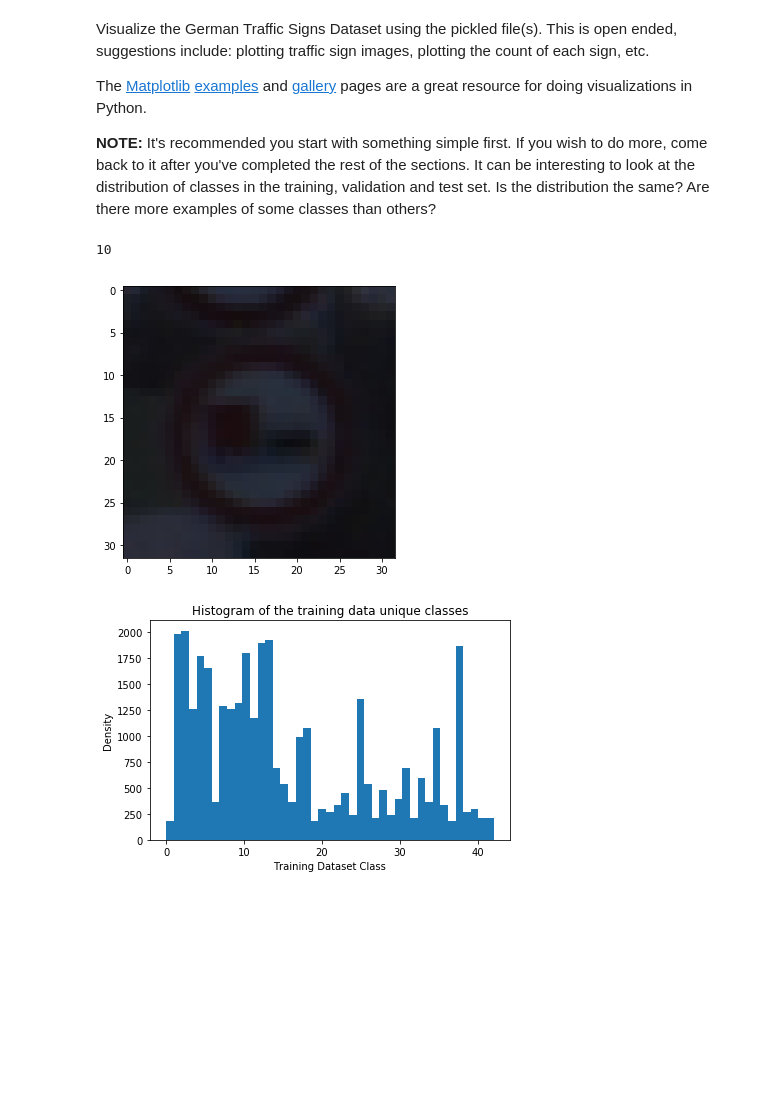
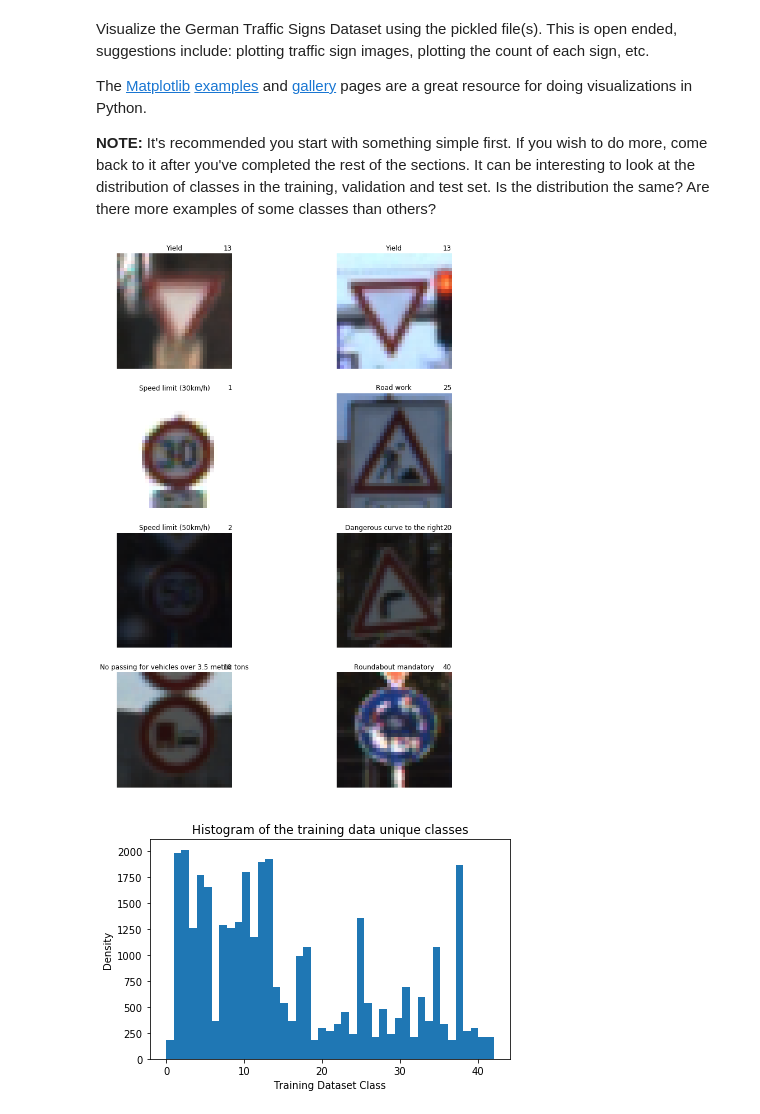
Before and after one commit to CHUCK-P/Traffic_Sign_Classifier, a Jupyter notebook: Traffic_Sign_Classifier.ipynb, the cells around one changed output. Saved outputs shown, nothing was run; the diff lists cells and outputs as text; code cells hidden in the pictures; blank space fills up the shorter version.

```diff
--- a/Traffic_Sign_Classifier.ipynb
+++ b/Traffic_Sign_Classifier.ipynb
@@ -97,21 +98,55 @@ Visualize the German Traffic Signs Dataset using the pickled file(s). This is op
 The [Matplotlib](http://matplotlib.org/) [examples](http://matplotlib.org/examples/index.html) and [gallery](http://matplotlib.org/gallery.html) pages are a great resource for doing visualizations in Python.
 
 **NOTE:** It's recommended you start with something simple first. If you wish to do more, come back to it after you've completed the rest of the sections. It can be interesting to look at the distribution of classes in the training, validation and test set. Is the distribution the same? Are there more examples of some classes than others?
-# %%
-### Data exploration visualization code goes here.
-### Feel free to use as many code cells as needed.
-import random
-import matplotlib.pyplot as plt
-# Visualizations will be shown in the notebook.
-%matplotlib inline
-
-index = random.randint(0, len(X_train))
-image = X_train[index].squeeze()
-
-plt.figure(figsize=(5,5))
-plt.imshow(image)
-print(y_train[index])
-# %% [output]
-10
-[figure, removed]
+# %%
+### Data exploration visualization code
+### Visualizing the image data with the corresponding labels and classIDs
+import random
+import matplotlib.pyplot as plt
+# Visualizations will be shown in the notebook.
+%matplotlib inline
+
+# Be able to import the csv lookup table data
+import csv
+
+def plot_figures(figures, nrows = 1, ncols=1, labels=None, classID=None):
+    fig, axs = plt.subplots(ncols=ncols, nrows=nrows, figsize=(12, 14))
+    axs = axs.ravel()
+    for index, title in zip(range(len(figures)), figures):
+        axs[index].imshow(figures[title], plt.gray())
+        if(labels != None):
+           axs[index].set_title(labels[index])
+        else:
+            axs[index].set_title(title)
+
+        axs[index].set_title(classID[index], loc='right')
+
+        axs[index].set_axis_off()
+
+
+    plt.tight_layout()
+
+name_values = np.genfromtxt('signnames.csv', skip_header=1, dtype=[('myint','i8'), ('mysring','S55')], delimiter=',')
+
+number_to_stop = 8
+figures = {}
+labels = {}
+classID = {}
+for i in range(number_to_stop):
+    index = random.randint(0, n_train-1)
+    labels[i] = name_values[y_train[index]][1].decode('ascii')
+#     print(name_values[y_train[index]][1].decode('ascii'))
+    figures[i] = X_train[index]
+    classID[i] = name_values[y_train[index]][0]#.decode('ascii')
+
+plot_figures(figures, 4, 2, labels, classID)
+
+index = random.randint(0, len(X_train))
+image = X_train[index].squeeze()
+
+#plt.figure(figsize=(5,5))
+#plt.imshow(image)
+#print(y_train[index])
+# %% [output]
+[figure, added]
 # %%
```
Also changed, not shown: parts of 8 cells of this notebook, 1 other file.
